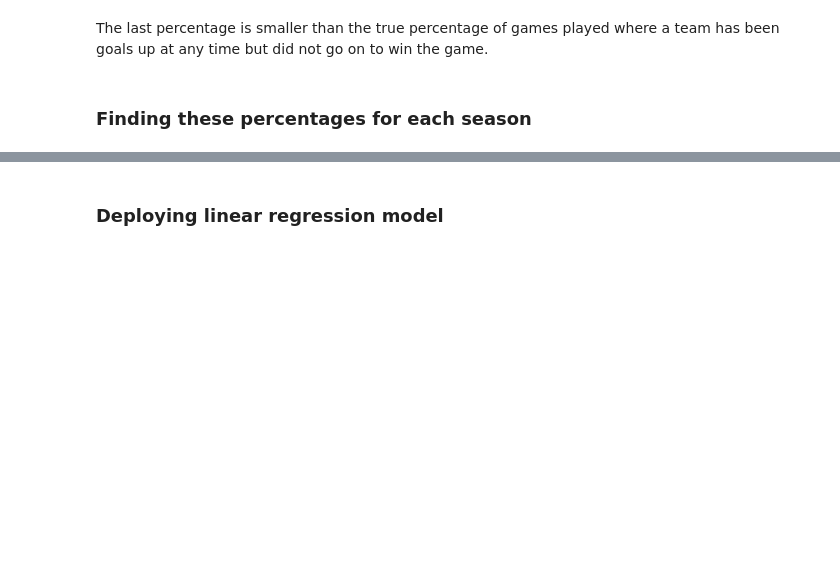
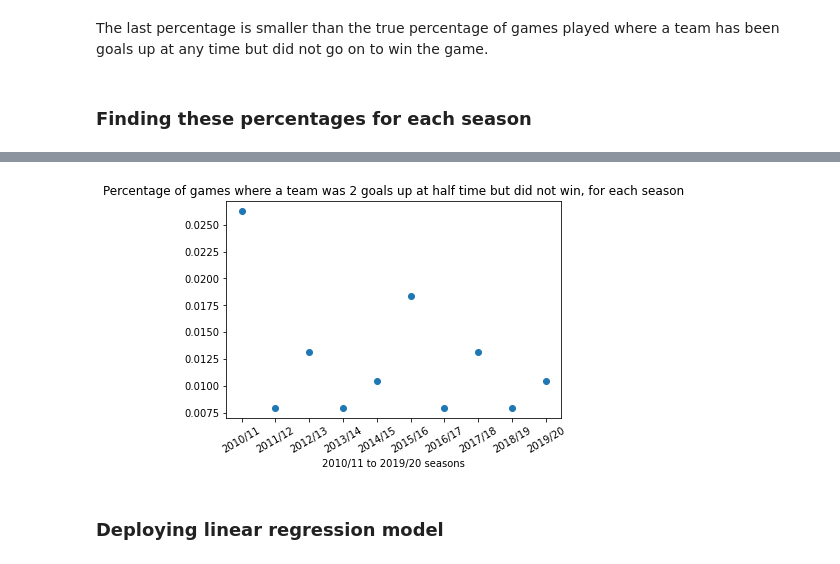
Before and after one commit to jake321southall/football-data-analysis, a Jupyter notebook: football analysis notebook.ipynb, the cells around one changed output, grey strips where cells are left out. Drawn from its saved outputs; the diff is of its cells as text; code cells hidden in the pictures; blank space fills up the shorter version.

```diff
--- a/football analysis notebook.ipynb
+++ b/football analysis notebook.ipynb
@@ -262,3 +255,5 @@ plt.show()
+# %%
+df = pd.read_csv(url)
 # %%
 two_up_at_halftime_df = df[(df.HomeGoalsHalftime >= df.AwayGoalsHalftime + 2) |
                            (df.HomeGoalsHalftime + 2 <= df.AwayGoalsHalftime)]
@@ -302,8 +325,15 @@ two_up_not_win_percentage_list_for_each_season
 # %%
-plt.plot(two_up_not_win_percentage_list_for_each_season)
-plt.title('Plot showing percentage of games where a team was 2 goals up at half time but did not win, for ea')
+ax = plt.subplot()
+plt.scatter(np.arange(0,10),two_up_not_win_percentage_list_for_each_season)
+ax.set_xticks(np.arange(0,10))
+ax.set_xticklabels(['2010/11','2011/12','2012/13','2013/14','2014/15','2015/16','2016/17','2017/18','2018/19','2019/20'])
+plt.xticks(rotation=30)
+plt.title('Percentage of games where a team was 2 goals up at half time but did not win, for each season')
 plt.xlabel('2010/11 to 2019/20 seasons')
+
 plt.show()
+# %% [output]
+[figure, added]
 # %% [markdown]
 ### Deploying linear regression model
 # %%
```
Also changed, not shown: parts of 6 cells of this notebook.
